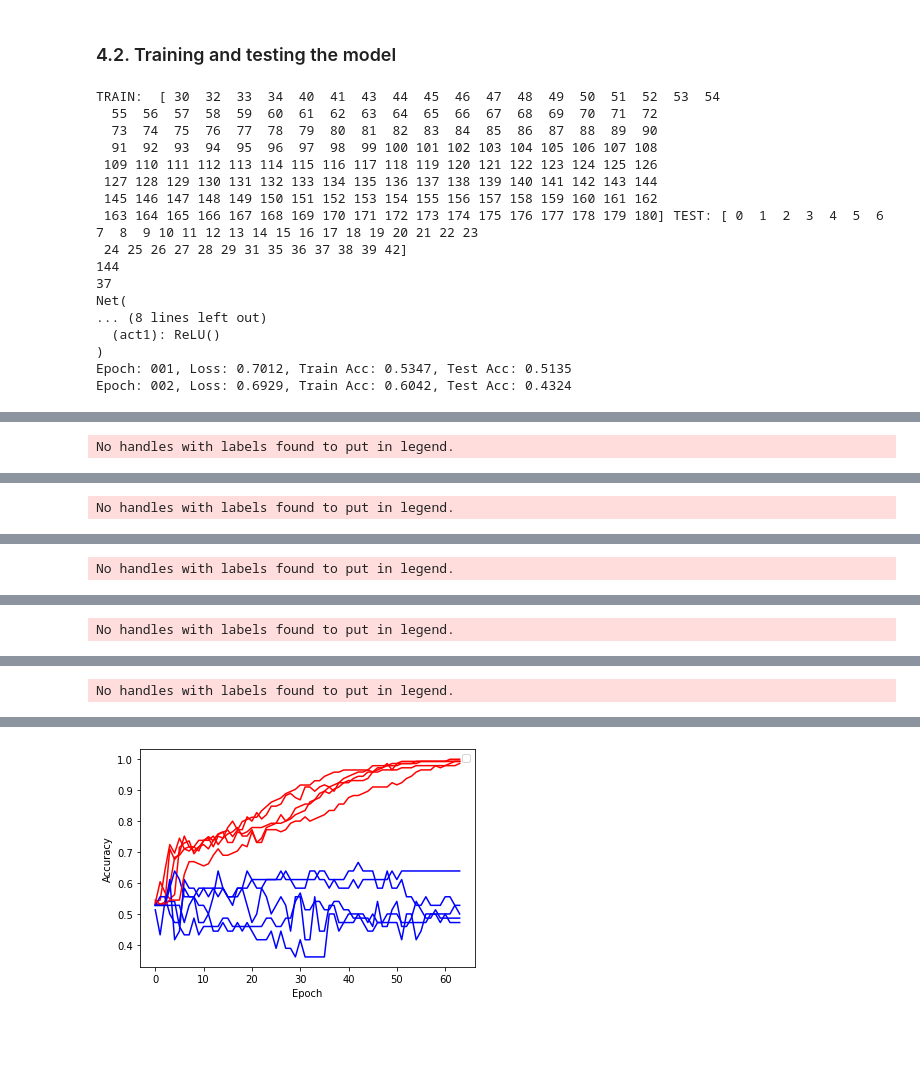
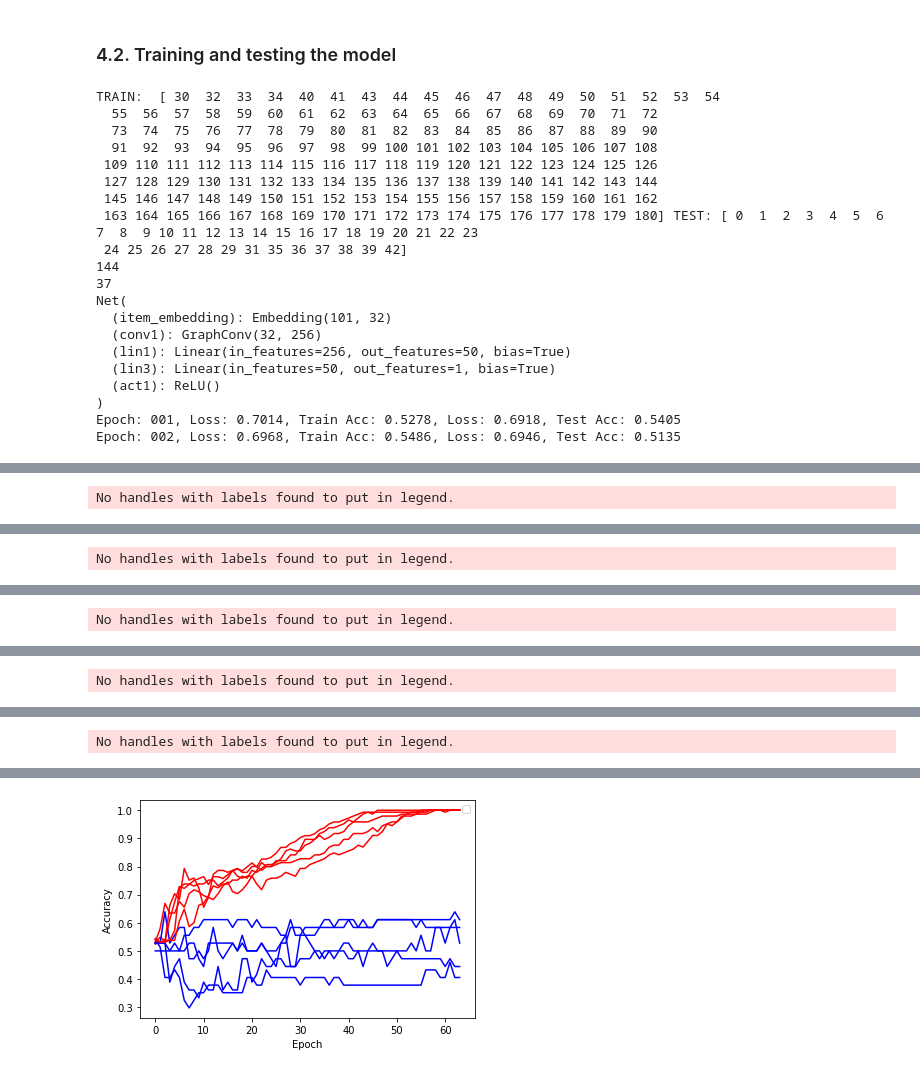
Before and after one commit to greendiscbio/ART_project, a Jupyter notebook: GNN model/Model/PPT-Ohmnet/Second big pool/mrcc_gnn_score_0.3_k-fold_menos capas.ipynb, the cells around one changed output, grey strips where cells are left out. Saved outputs shown, nothing was run; the diff lists cells and outputs as text; code cells hidden in the pictures; blank space fills up the shorter version.

Commit message:
RNA+PPT-Ohmnet GIN graph

```diff
--- a/GNN model/Model/PPT-Ohmnet/Second big pool/mrcc_gnn_score_0.3_k-fold_menos capas.ipynb
+++ b/GNN model/Model/PPT-Ohmnet/Second big pool/mrcc_gnn_score_0.3_k-fold_menos capas.ipynb
@@ -216,38 +216,25 @@ class Net(torch.nn.Module):
         super(Net, self).__init__()
         self.dim = dim
         super(Net, self).__init__()
+        self.item_embedding = torch.nn.Embedding(num_embeddings=101, embedding_dim=embed_dim)
         self.conv1 = GraphConv(embed_dim, dim)
-        self.pool1 = SAGPooling(dim, ratio=0.5)
-        self.conv2 = GraphConv(dim, dim)
-        self.pool2 = SAGPooling(dim, ratio=0.5)
-        self.item_embedding = torch.nn.Embedding(num_embeddings=101, embedding_dim=embed_dim)
         self.lin1 = torch.nn.Linear(256, 50)
-        self.lin2 = torch.nn.Linear(100, 10)
         self.lin3 = torch.nn.Linear(50, 1)
         self.act1 = torch.nn.ReLU()
         print(self)
 
     def forward(self, x, edge_index, batch):
-        x = torch.tensor(x) #.to(torch.int)
-        # print(x.long())
+        x = torch.tensor(x)
+
         x = self.item_embedding(x)
         x = x.squeeze(1)
 
         x = F.relu(self.conv1(x, edge_index))
         x = gap(x, batch)
-        # x, edge_index, _, batch, _, _ = self.pool1(x, edge_index, None, batch)
-        # x1 = torch.cat([gmp(x, batch), gap(x, batch)], dim=1)
-
-        # x = F.relu(self.conv2(x, edge_index))
-        # x, edge_index, _, batch, _, _ = self.pool2(x, edge_index, None, batch)
-        # x2 = torch.cat([gmp(x, batch), gap(x, batch)], dim=1)
-
-        # x = x1 #+ x2
 
         x = self.lin1(x)
         x = self.act1(x)
-        # x = self.lin2(x)
-        # x = self.act1(x)
+
         x = F.dropout(x, p=0.5, training=self.training)
         x = torch.sigmoid(self.lin3(x)).squeeze(1)
         return x
@@ -269,11 +256,15 @@ def train(epoch):
 
 def test(loader):
     model.eval()
-
+    criterion = nn.BCELoss()
     correct = 0
+    loss_all = 0
     for data in loader:
         data = data
         output = model(data.x, data.edge_index, data.batch)
+        loss = criterion(output, data.y.squeeze(1))
+        loss.backward()
+        loss_all += loss.item() * data.num_graphs
         for i in range(len(output)):
             if output[i]>0.5:
                 output[i]=1
@@ -282,7 +273,7 @@ def test(loader):
             if output[i]==data.y[i]:
                 correct=correct+1
     # print("Correct: "+str(correct) +" of "+str(len(loader.dataset)))
-    return correct / len(loader.dataset)
+    return loss_all/ len(test_dataset), correct / len(loader.dataset)
 # %%
 from sklearn.model_selection import StratifiedKFold # import KFold
 kf=StratifiedKFold(n_splits=5, random_state=None, shuffle=False)
@@ -316,12 +307,12 @@ for train_index, test_index in kf.split(total_data, Y):
     train_acc=0
     while epoch < 65:
         loss = train(epoch)
-        train_acc = test(train_loader)
-        test_acc = test(test_loader)
+        loss2, train_acc = test(train_loader)
+        loss3, test_acc = test(test_loader)
         train_epoch.append(train_acc)
         test_epoch.append(test_acc)
         print(f'Epoch: {epoch:03d}, Loss: {loss:.4f}, '
-            f'Train Acc: {train_acc:.4f}, Test Acc: {test_acc:.4f}')
+            f'Train Acc: {train_acc:.4f}, Loss: {loss3:.4f}, Test Acc: {test_acc:.4f}')
         epoch +=1
 
     plt.plot(train_epoch, color="red")
@@ -346,8 +337,11 @@ TRAIN:  [ 30  32  33  34  40  41  43  44  45  46  47  48  49  50  51  52  53  54
 144
 37
 Net(
-... (8 lines left out)
+  (item_embedding): Embedding(101, 32)
+  (conv1): GraphConv(32, 256)
+  (lin1): Linear(in_features=256, out_features=50, bias=True)
+  (lin3): Linear(in_features=50, out_features=1, bias=True)
   (act1): ReLU()
 )
-Epoch: 001, Loss: 0.7012, Train Acc: 0.5347, Test Acc: 0.5135
-Epoch: 002, Loss: 0.6929, Train Acc: 0.6042, Test Acc: 0.4324
+Epoch: 001, Loss: 0.7014, Train Acc: 0.5278, Loss: 0.6918, Test Acc: 0.5405
+Epoch: 002, Loss: 0.6968, Train Acc: 0.5486, Loss: 0.6946, Test Acc: 0.5135
@@ -449 +443 @@ Test stv: 0.059786539339068585
-[figure, old version]
+[figure, new version]
```
Also changed, not shown: parts of 2 cells of this notebook, 11 other files.
